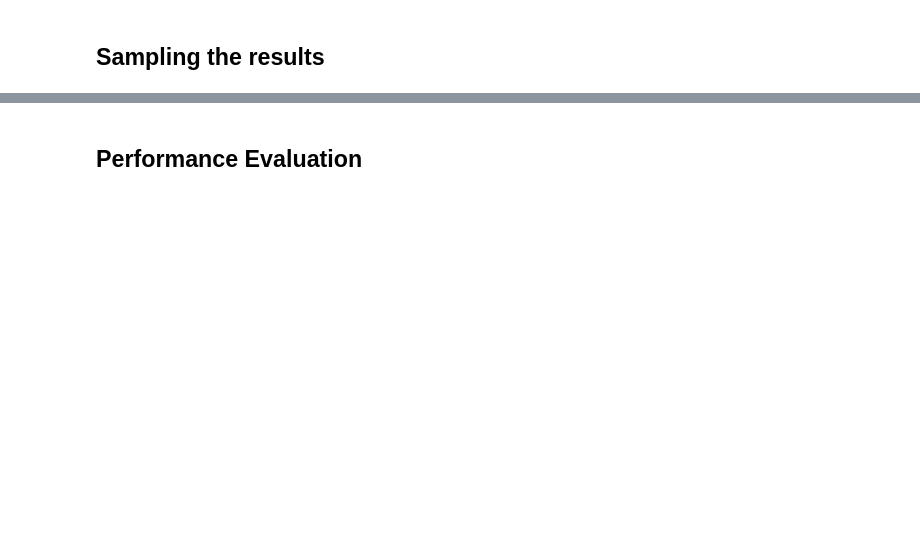
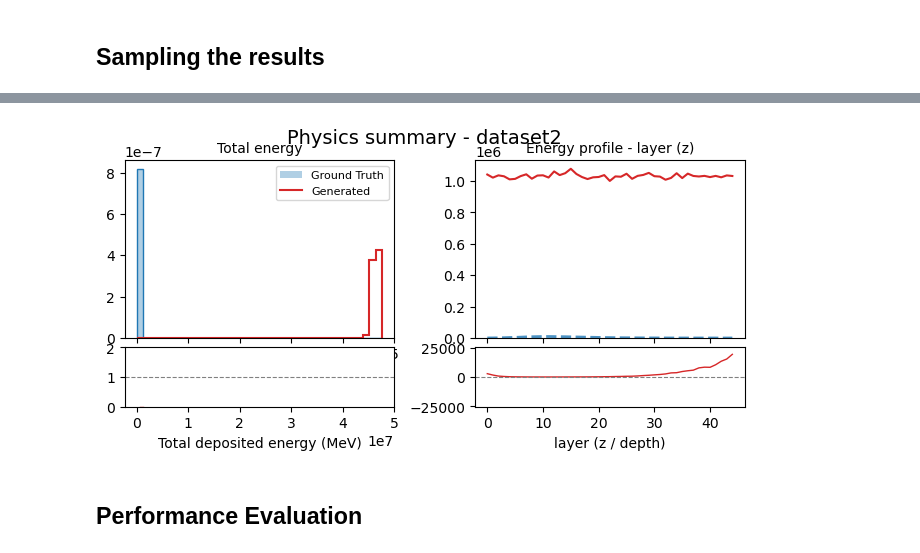
Before and after one commit to X-T-Nguyen/Diffusion_Model_Tutorial_for_The_first_MLQC4FC_Training_School, a Jupyter notebook: Tutorial_Surrogate_Model.ipynb, the cells around one changed output, grey strips where cells are left out. Saved outputs shown, nothing was run; the diff lists cells and outputs as text; code cells hidden in the pictures; blank space fills up the shorter version.

```diff
--- a/Tutorial_Surrogate_Model.ipynb
+++ b/Tutorial_Surrogate_Model.ipynb
@@ -1039,3 +1027,78 @@ plt.show()
+# %%
+def compute_total_energy(showers):
+    return showers.sum(axis=(1, 2, 3))
+
+def compute_energy_profile_layer(showers):
+    return showers.sum(axis=(2, 3)).mean(axis=0)  # (layers,)
+
+real_E_tot = compute_total_energy(real_showers)
+gen_E_tot = compute_total_energy(gen_showers)
+
+real_energy_layer = compute_energy_profile_layer(real_showers)
+gen_energy_layer = compute_energy_profile_layer(gen_showers)
+# %%
+import matplotlib.pyplot as plt
+
+def _draw_hist_panel(ax_main, ax_ratio, real_vals, gen_vals, n_bins=40):
+    lo = min(real_vals.min(), gen_vals.min())
+    hi = max(real_vals.max(), gen_vals.max())
+    bins = np.linspace(lo, hi, n_bins)
+
+    real_counts, edges = np.histogram(real_vals, bins=bins, density=True)
+    gen_counts, _ = np.histogram(gen_vals, bins=bins, density=True)
+    centers = 0.5 * (edges[:-1] + edges[1:])
+
+    ax_main.stairs(real_counts, edges, fill=True, alpha=0.35, color="tab:blue", label="Ground Truth")
+    ax_main.stairs(real_counts, edges, fill=False, color="tab:blue", linewidth=1.0)
+    ax_main.stairs(gen_counts, edges, fill=False, color="tab:red", linewidth=1.5, label="Generated")
+
+    with np.errstate(divide="ignore", invalid="ignore"):
+        ratio = np.where(real_counts > 0, gen_counts / real_counts, np.nan)
+    ax_ratio.step(centers, ratio, where="mid", color="tab:red", linewidth=1.0)
+    ax_ratio.axhline(1.0, color="gray", linestyle="--", linewidth=0.8)
+    ax_ratio.set_ylim(0, 2)
+    ax_ratio.set_yticks([0, 1, 2])
+
+def _draw_profile_panel(ax_main, ax_ratio, real_curve, gen_curve):
+    x = np.arange(len(real_curve))
+    ax_main.plot(x, real_curve, color="tab:blue", linewidth=2.0, linestyle="--", alpha=0.8, label="Ground Truth")
+    ax_main.plot(x, gen_curve, color="tab:red", linewidth=1.5, label="Generated")
+    ax_main.set_ylim(bottom=0)
+
+    with np.errstate(divide="ignore", invalid="ignore"):
+        ratio = np.where(real_curve > 0, gen_curve / real_curve, np.nan)
+    ax_ratio.plot(x, ratio, color="tab:red", linewidth=1.0)
+    ax_ratio.axhline(1.0, color="gray", linestyle="--", linewidth=0.8)
+    finite_ratio = ratio[np.isfinite(ratio)]
+    max_dev = np.max(np.abs(finite_ratio - 1.0)) if len(finite_ratio) else 0.5
+    pad = max(max_dev * 1.3, 0.1)
+    ax_ratio.set_ylim(1 - pad, 1 + pad)
+
+fig = plt.figure(figsize=(8, 3.2))
+gs = fig.add_gridspec(1, 2, wspace=0.3)
+
+# Panel 1: total energy
+inner1 = gs[0, 0].subgridspec(2, 1, height_ratios=[3, 1], hspace=0.08)
+ax1_main = fig.add_subplot(inner1[0])
+ax1_ratio = fig.add_subplot(inner1[1], sharex=ax1_main)
+_draw_hist_panel(ax1_main, ax1_ratio, real_E_tot, gen_E_tot)
+ax1_main.set_title("Total energy", fontsize=10)
+ax1_ratio.set_xlabel("Total deposited energy (MeV)")
+
+# Panel 2: energy profile layer (z)
+inner2 = gs[0, 1].subgridspec(2, 1, height_ratios=[3, 1], hspace=0.08)
+ax2_main = fig.add_subplot(inner2[0])
+ax2_ratio = fig.add_subplot(inner2[1], sharex=ax2_main)
+_draw_profile_panel(ax2_main, ax2_ratio, real_energy_layer, gen_energy_layer)
+ax2_main.set_title("Energy profile - layer (z)", fontsize=10)
+ax2_ratio.set_xlabel("layer (z / depth)")
+
+ax1_main.legend(fontsize=8)
+fig.suptitle(f"Physics summary - {CONFIG_NAME}", fontsize=14)
+plt.tight_layout()
+plt.show()
+# %% [output]
+[figure, added]
 # %% [markdown]
 ## Performance Evaluation
 # %% [markdown]
```
Also changed, not shown: parts of 45 cells of this notebook, 3 other files.
